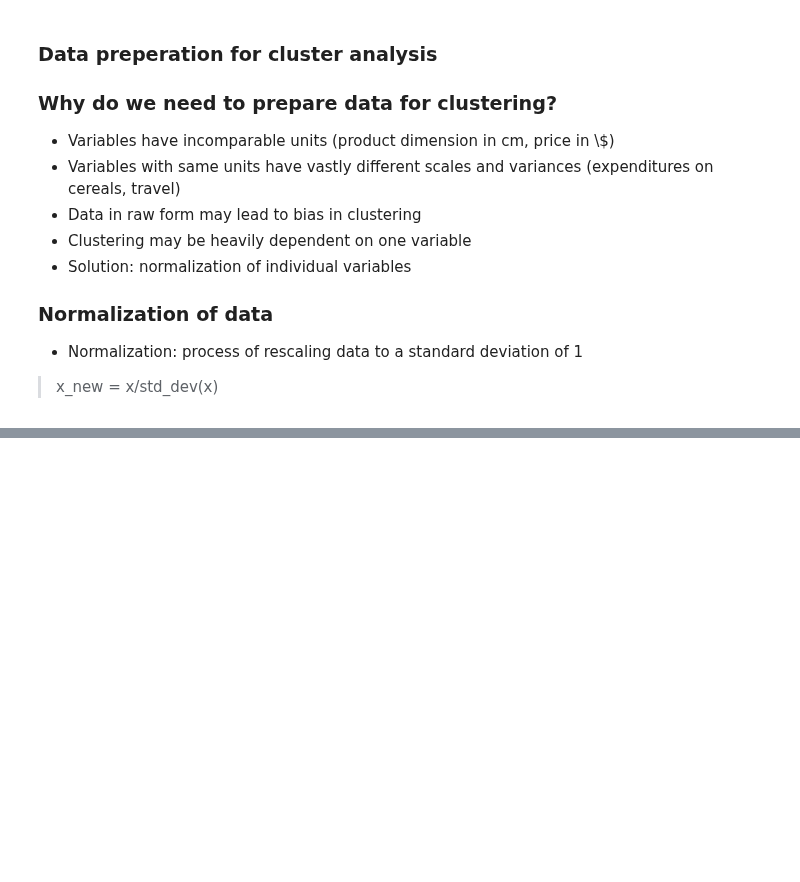
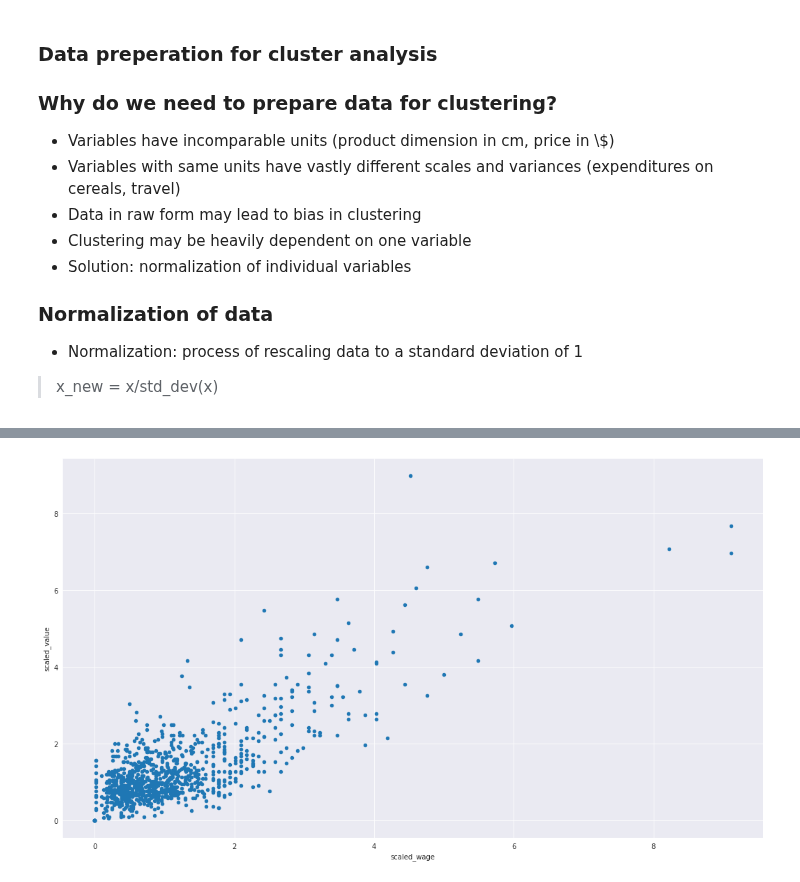
Before and after one commit to MikSm1th/datacamp_notes, a Jupyter notebook: clusterting_w_SciPy/1_Clustering_w_SciPy.ipynb, the cells around one changed output, grey strips where cells are left out. Cells and saved outputs as stored; diff of their text form; code cells hidden in the pictures; blank space fills up the shorter version.

```diff
--- a/clusterting_w_SciPy/1_Clustering_w_SciPy.ipynb
+++ b/clusterting_w_SciPy/1_Clustering_w_SciPy.ipynb
@@ -142,0 +212,10 @@ plt.show()
+# %%
+# Scale wage and value
+fifa['scaled_wage'] = whiten(fifa['eur_wage'])
+fifa['scaled_value'] = whiten(fifa['eur_value'])
+# %%
+# Plot the two columns in a scatter plot
+fifa.plot(x='scaled_wage', y='scaled_value', kind='scatter')
+plt.show()
+# %% [output]
+[figure, added]
```
Also changed, not shown: parts of 12 cells of this notebook.
